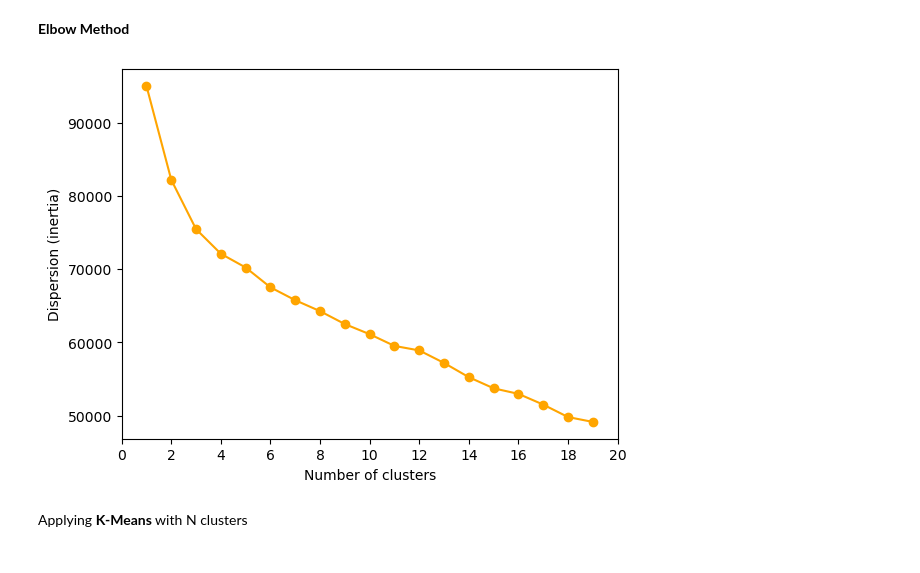
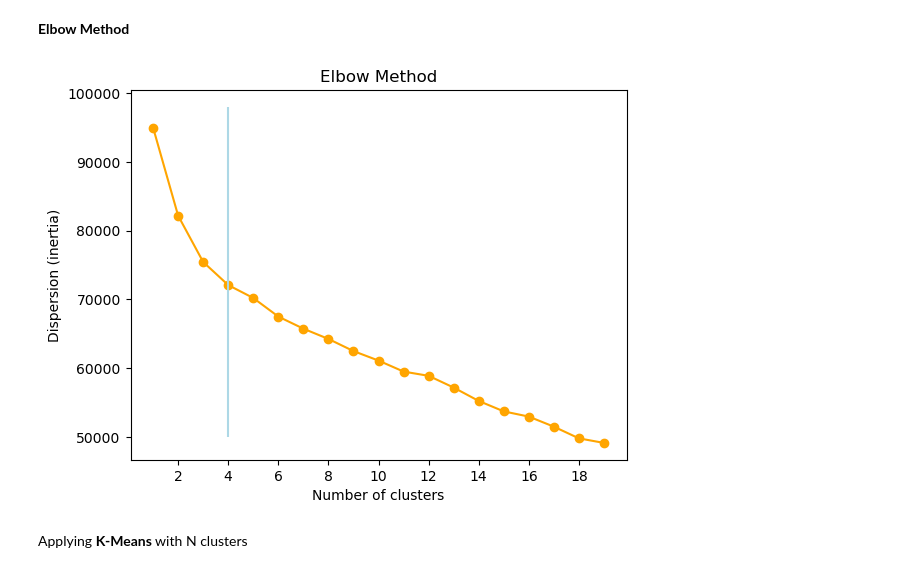
Before and after one commit to antoniooliveira03/Projects, a Jupyter notebook: NTT Project/05_Clustering.ipynb, the cells around one changed output. Cells and saved outputs as stored; diff of their text form; code cells hidden in the pictures.

```diff
--- a/NTT Project/05_Clustering.ipynb
+++ b/NTT Project/05_Clustering.ipynb
@@ -153,13 +153,14 @@ for k in range(1, 20):
 # %%
 plt.plot(range(1, 20), dispersion, marker='o', color='orange')
 plt.xlabel('Number of clusters')
 plt.ylabel('Dispersion (inertia)')
 plt.xticks(np.arange(0, 21, step=2))
-#plt.vlines(7, 5000, 600000, color='red')
+plt.title('Elbow Method')
+plt.vlines(4, 50000, 98000, color='lightblue')
 
 plt.show()
 # %% [output]
-[figure, old version]
+[figure, new version]
 # %% [markdown]
 Applying **K-Means** with N clusters
 # %%
```
Also changed, not shown: parts of 2 cells of this notebook, 3 other files.
